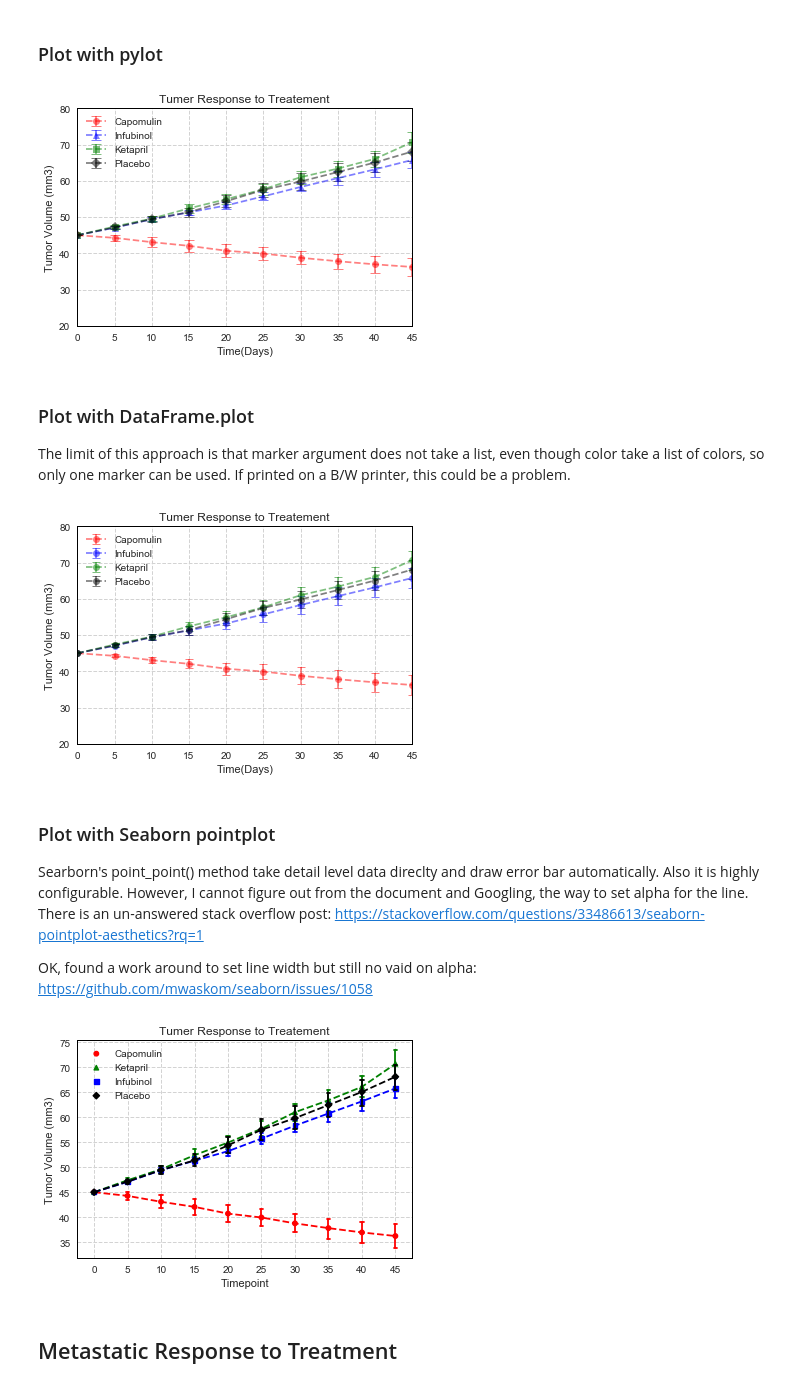
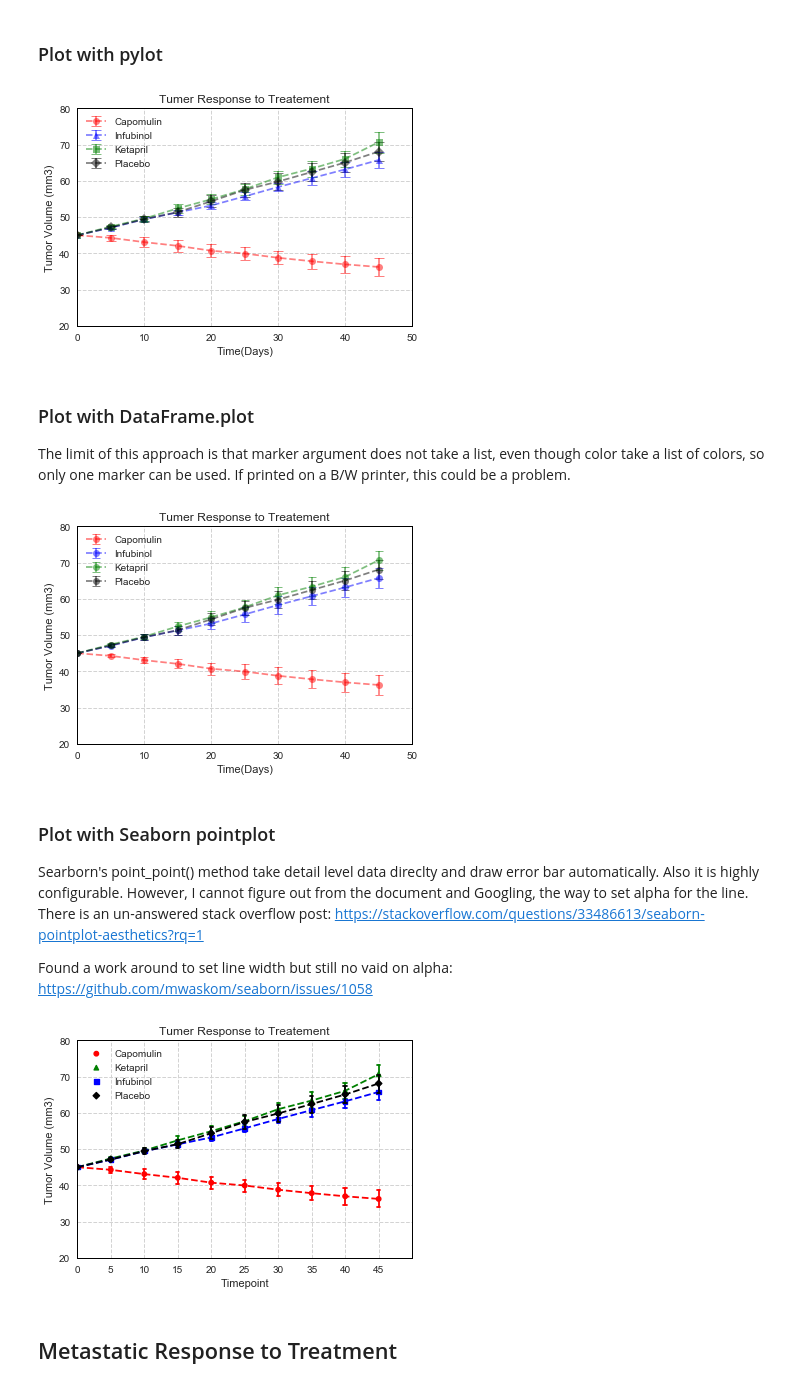
Before and after one commit to feng443/RUDSWeek5Matplotlib, a Jupyter notebook: Pymaceuticals/Pymaceuticals.ipynb, the cells around one changed output. Saved outputs shown, nothing was run; the diff lists cells and outputs as text; code cells hidden in the pictures.

```diff
--- a/Pymaceuticals/Pymaceuticals.ipynb
+++ b/Pymaceuticals/Pymaceuticals.ipynb
@@ -32,6 +32,7 @@ DRUGS_CONFIG = OrderedDict( [
     ]
 )
 DRUGS = [x for x in DRUGS_CONFIG]
+Z = 1.96 # 0.95 confidence level
 # %% [markdown]
 ## Prepare Data
 # %% [markdown]
@@ -122,16 +123,16 @@ for drug in DRUGS:
     ax.errorbar(
        x=df_tumor_sem.index,
        y=df_tumor_mean[drug],
-       yerr=df_tumor_sem[drug] * 1.96,
+       yerr=df_tumor_sem[drug] * Z,
        capsize=5,
        capthick=1,
        **DRUGS_CONFIG[drug],
-       **SHARED_CONFIG
+       **SHARED_CONFIG,
        )
 
 ax.legend(loc='best')
 
-plt.xlim((0,45))
+plt.xlim((0,50))
 plt.ylim((20, 80))
 plt.grid(True, linestyle='--')
 plt.xlabel('Time(Days)')
@@ -139,20 +140,20 @@ plt.ylabel('Tumor Volume (mm3)')
 plt.title('Tumer Response to Treatement')
 plt.show()
 # %% [output]
-[figure, old version]
+[figure, new version]
 # %% [markdown]
 ### Plot with DataFrame.plot
 The limit of this approach is that marker argument does not take a list, even though color take a list of colors, so only one marker can be used. If printed on a B/W printer, this could be a problem.
 # %%
 df_tumor_mean.plot(
-    yerr=df_tumor_sem[drug] * 1.96,
+    yerr=df_tumor_sem[drug] * Z,
     capsize=4,
     capthick=1,
     marker='o',
     color=COLORS,
     **SHARED_CONFIG,
     label='legend',
-    xlim=(0, 45),
+    xlim=(0, 50),
     ylim=(20, 80),
     figsize=(6,4),
     title='Tumer Response to Treatement',
@@ -164,37 +165,39 @@ plt.xlabel('Time(Days)')
 plt.ylabel('Tumor Volume (mm3)')
 plt.show()
 # %% [output]
-[figure, old version]
+[figure, new version]
 # %% [markdown]
 ### Plot with Seaborn pointplot
 Searborn's point_point() method take detail level data direclty and draw error bar automatically. Also it is highly configurable. However, I cannot figure out from the document and Googling, the way to set alpha for the line. There is an un-answered stack overflow post: https://stackoverflow.com/questions/33486613/seaborn-pointplot-aesthetics?rq=1
 
-OK, found a work around to set line width but still no vaid on alpha: https://github.com/mwaskom/seaborn/issues/1058
+Found a work around to set line width but still no vaid on alpha: https://github.com/mwaskom/seaborn/issues/1058
 # %%
 fig, ax = plt.subplots(1,1, figsize=(6, 4))
-
 
 with plt.rc_context({'lines.linewidth': 1}):
     sns.pointplot(
         x="Timepoint",
         y="Tumor Volume (mm3)",
         hue="Drug",
         data=df_combo[df_combo['Drug'].isin(DRUGS)],
         palette={drug: DRUGS_CONFIG[drug]['color'] for drug in DRUGS},
         markers=[DRUGS_CONFIG[drug]['marker'] for drug in DRUGS],
         linestyles=['--' for _ in DRUGS],
         ax=ax,
         capsize=0.1,
         alpha=0.5,
 
 );
+
+plt.xlim(0, 10) # 50 Does not work, seems there is a conversion ratio?
+plt.ylim(20, 80)
 ax.legend(title='')
 ax.grid(True, linestyle='--')
 ax.set_title('Tumer Response to Treatement')
 ax.set_alpha(0.5)
 plt.show()
 # %% [output]
-[figure, old version]
+[figure, new version]
 # %% [markdown]
 ## Metastatic Response to Treatment
 # %% [markdown]
```
Also changed, not shown: parts of 14 cells of this notebook, 16 other files.
